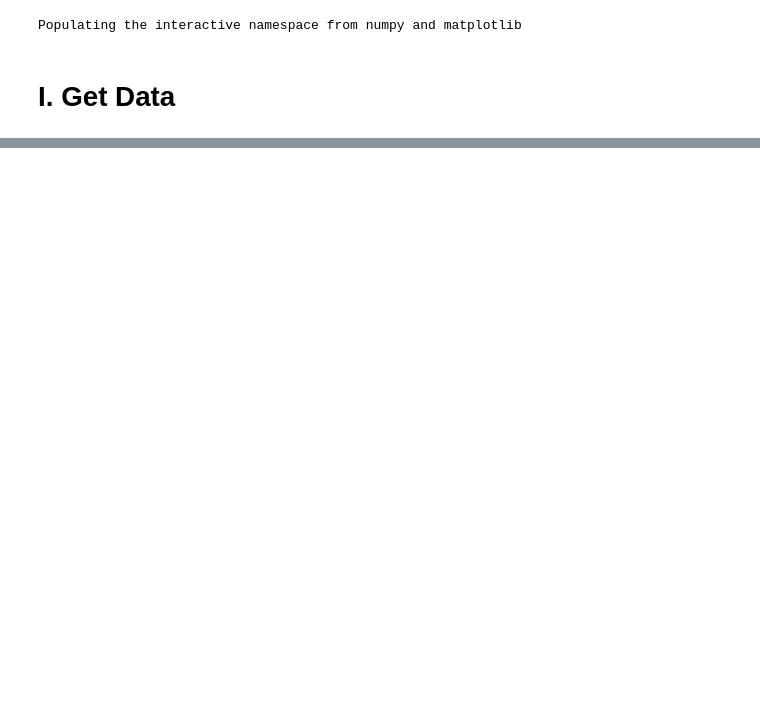
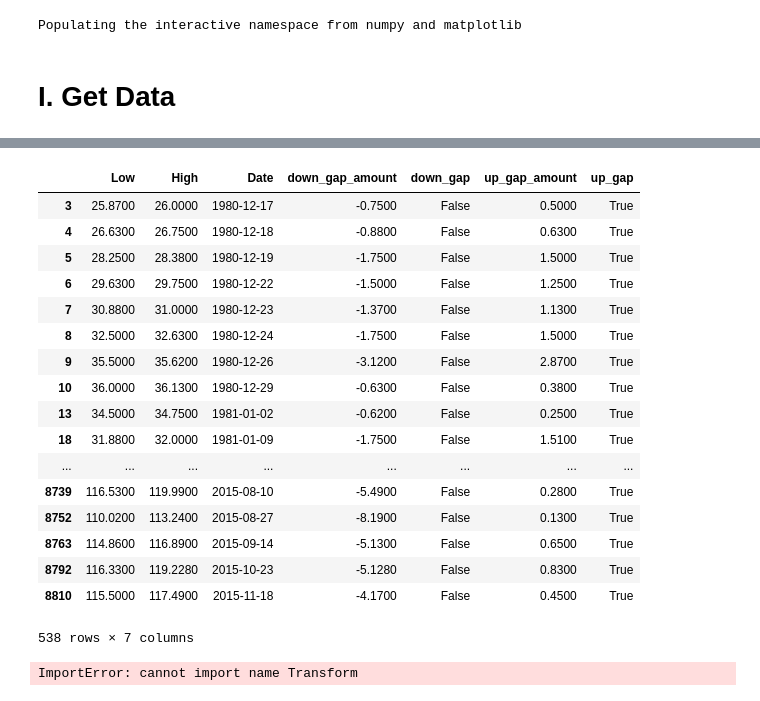
Before and after one commit to jayhack/N472JW, a Jupyter notebook: Exploration.ipynb, the cells around one changed output, grey strips where cells are left out. Saved outputs shown, nothing was run; the diff lists cells and outputs as text; code cells hidden in the pictures; blank space fills up the shorter version.

```diff
--- a/Exploration.ipynb
+++ b/Exploration.ipynb
@@ -17,19 +66,50 @@ Gap definition: previous day low is lower next day high
+# %%
+df[df.up_gap]
+# %% [output]
+|  | Low | High | Date | down_gap_amount | down_gap | up_gap_amount | up_gap |
+| 3 | 25.8700 | 26.0000 | 1980-12-17 | -0.7500 | False | 0.5000 | True |
+| 4 | 26.6300 | 26.7500 | 1980-12-18 | -0.8800 | False | 0.6300 | True |
+| 5 | 28.2500 | 28.3800 | 1980-12-19 | -1.7500 | False | 1.5000 | True |
+| 6 | 29.6300 | 29.7500 | 1980-12-22 | -1.5000 | False | 1.2500 | True |
+| 7 | 30.8800 | 31.0000 | 1980-12-23 | -1.3700 | False | 1.1300 | True |
+| 8 | 32.5000 | 32.6300 | 1980-12-24 | -1.7500 | False | 1.5000 | True |
+| 9 | 35.5000 | 35.6200 | 1980-12-26 | -3.1200 | False | 2.8700 | True |
+| 10 | 36.0000 | 36.1300 | 1980-12-29 | -0.6300 | False | 0.3800 | True |
+| 13 | 34.5000 | 34.7500 | 1981-01-02 | -0.6200 | False | 0.2500 | True |
+| 18 | 31.8800 | 32.0000 | 1981-01-09 | -1.7500 | False | 1.5100 | True |
+| ... | ... | ... | ... | ... | ... | ... | ... |
+| 8739 | 116.5300 | 119.9900 | 2015-08-10 | -5.4900 | False | 0.2800 | True |
+| 8752 | 110.0200 | 113.2400 | 2015-08-27 | -8.1900 | False | 0.1300 | True |
+| 8763 | 114.8600 | 116.8900 | 2015-09-14 | -5.1300 | False | 0.6500 | True |
+| 8792 | 116.3300 | 119.2280 | 2015-10-23 | -5.1280 | False | 0.8300 | True |
+| 8810 | 115.5000 | 117.4900 | 2015-11-18 | -4.1700 | False | 0.4500 | True |
+538 rows × 7 columns
 # %%
-#=====[ Step 1: reindex ]=====
-df = data[['Low', 'High']].copy()
-df['Date'] = df.index
-df.index = range(len(df))
+from sklearn.pipeline import Pipeline
 
-#=====[ Step 2: find gaps ]=====
-down_gap_amounts = (df[0:-1].Low - df[1:].High)
-down_gaps = down_gap_amounts > 0
-up_gap_amounts = (df[1:].Low - df[0:-1].High)
-up_gaps = up_gap_amounts > 0
-up_gaps = (df[1:].Low > df[0:-1].High) # should start at 1-index
+class GapsGetFilled(object):
+    """do gaps always get filled?"""
+    def fit(self, X, y):
+        pass
 
-#=====[ Step 3: reintegrate into series ]=====
-df['down_gap_amounts'] = np.nan
-df['up_gap_amounts'] = np.nan
-df['down_gap_amounts'].iloc[1:] = down_gap_amounts
-df['up_gap_amounts'].iloc[1:] = up_gap_amounts
-df.index = df['Date']
+    def transform(self, df):
+        #=====[ Step 1: reindex ]=====
+        df = data[['Low', 'High']].copy()
+        df['Date'] = df.index
+        df.index = range(len(df))
+
+        #=====[ Step 2: find gaps ]=====
+        down_gap_amounts = (df[0:-1].Low - df[1:].High)
+        down_gaps = down_gap_amounts > 0
+        up_gap_amounts = (df[1:].Low - df[0:-1].High)
+        up_gaps = up_gap_amounts > 0
+        up_gaps = (df[1:].Low > df[0:-1].High) # should start at 1-index
+
+        #=====[ Step 3: reintegrate into series ]=====
+        df['down_gap_amounts'] = np.nan
+        df['up_gap_amounts'] = np.nan
+        df['down_gap_amounts'].iloc[1:] = down_gap_amounts
+        df['up_gap_amounts'].iloc[1:] = up_gap_amounts
+        df.index = df['Date']
+# %% [output]
+ImportError: cannot import name Transform
```
Also changed, not shown: parts of 6 cells of this notebook, 1 other file.
